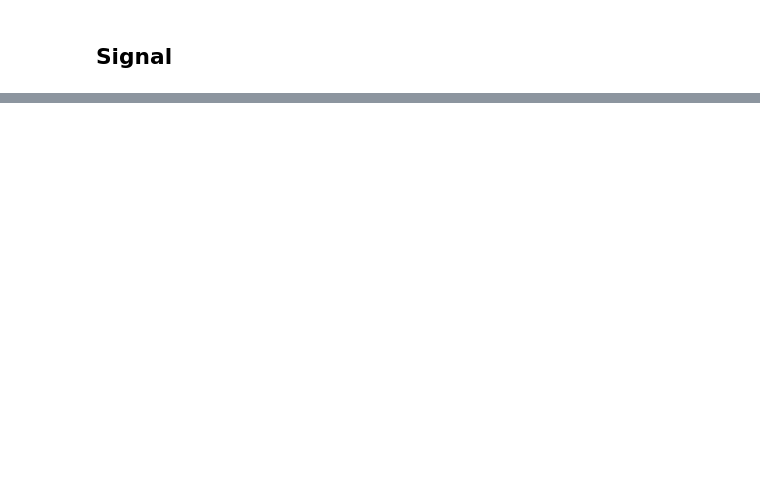
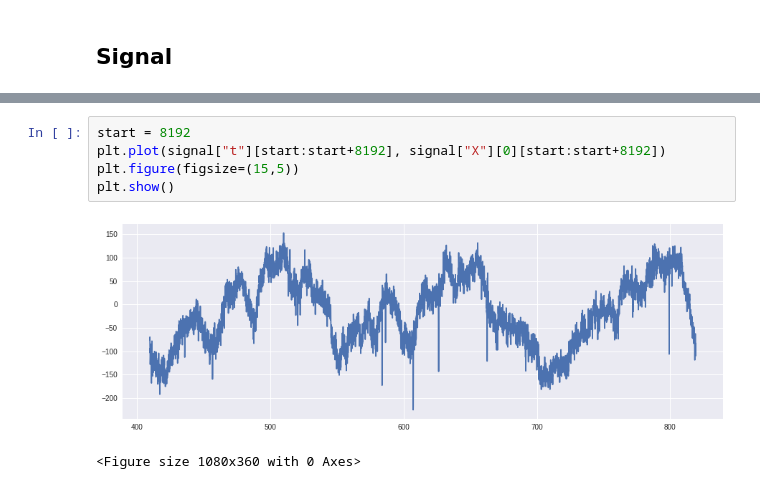
Before and after one commit to rcurrie/notebooks, a Jupyter notebook: braingeneers/renyi-entropy.ipynb, the cells around one changed output, grey strips where cells are left out. Cells and saved outputs as stored; diff of their text form; blank space fills up the shorter version.

```diff
--- a/braingeneers/renyi-entropy.ipynb
+++ b/braingeneers/renyi-entropy.ipynb
@@ -53,0 +68,8 @@ plt.show()
+# %%
+start = 8192
+plt.plot(signal["t"][start:start+8192], signal["X"][0][start:start+8192])
+plt.figure(figsize=(15,5))
+plt.show()
+# %% [output]
+[figure, added]
+<Figure size 1080x360 with 0 Axes>
```
Also changed, not shown: parts of 13 cells of this notebook.
